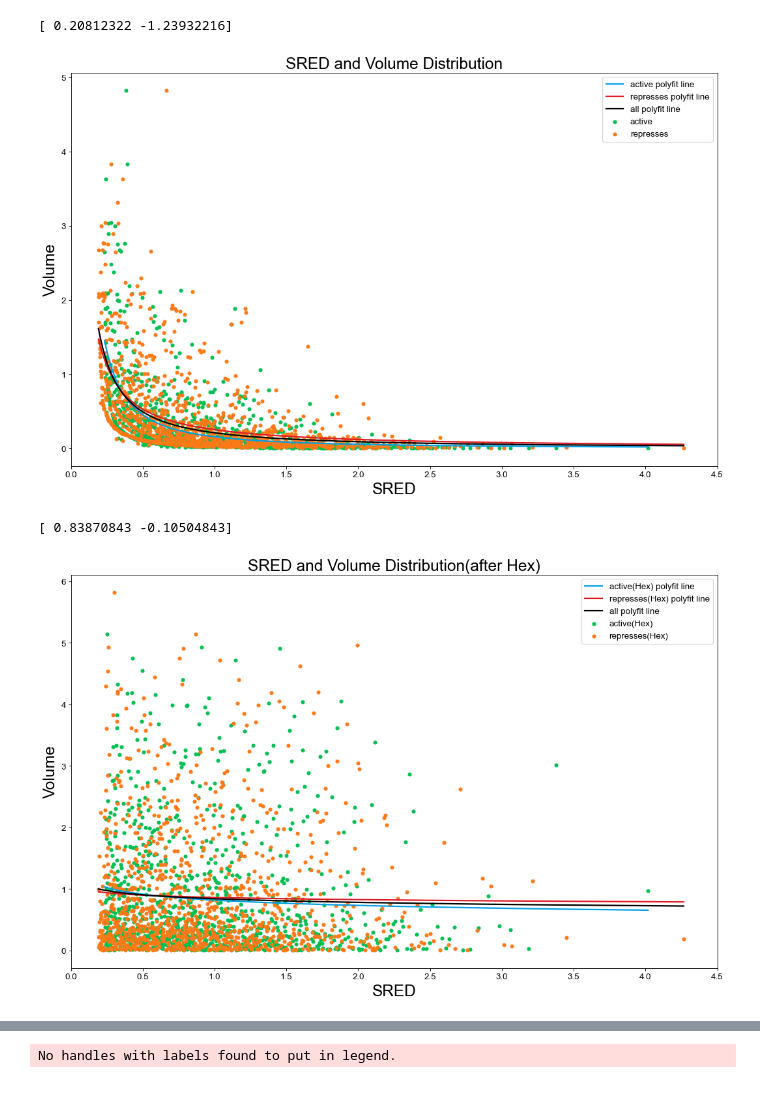
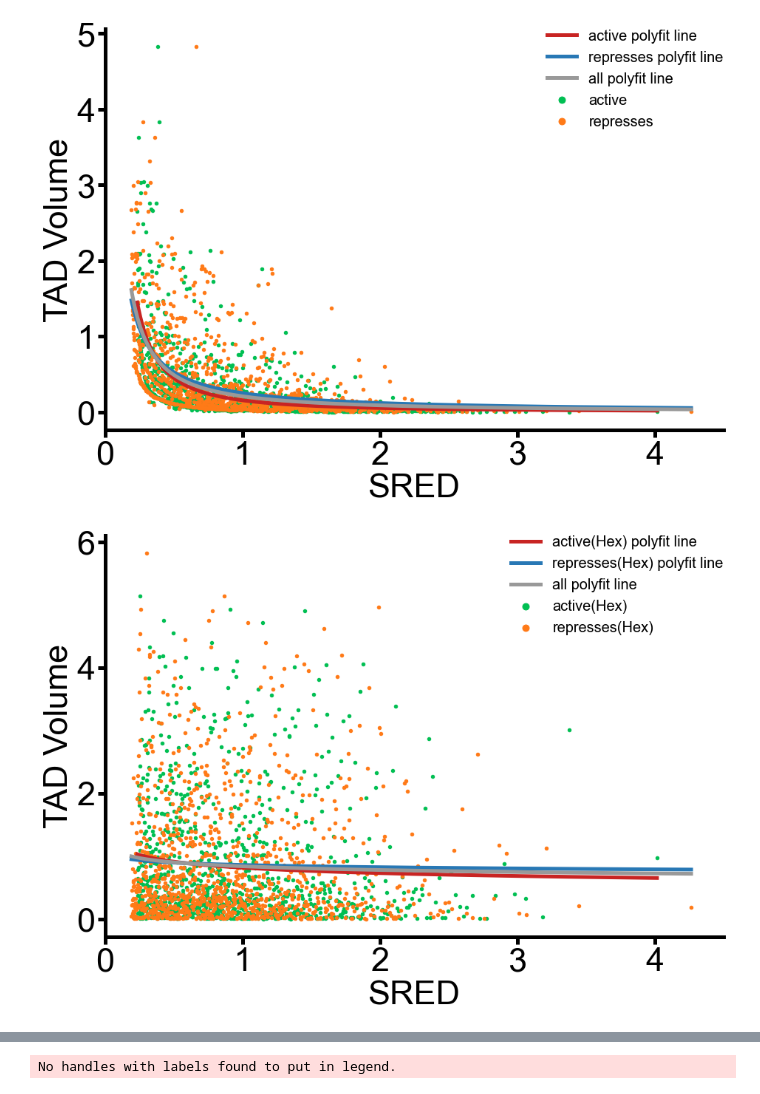
Before and after one commit to MICL-biolab/MINE, a Jupyter notebook: analyse/fig5/Relationship Analysis(TAD).ipynb, the cells around one changed output, grey strips where cells are left out. Drawn from its saved outputs; the diff is of its cells as text; code cells hidden in the pictures.

```diff
--- a/analyse/fig5/Relationship Analysis(TAD).ipynb
+++ b/analyse/fig5/Relationship Analysis(TAD).ipynb
@@ -23,92 +58,75 @@ represses_infos = pd.read_csv(represses_SDOC_path, sep="\t", header=None)
 Hex_infos = pd.read_csv(Hex_SDOC_path, sep="\t", header=None)
 
 def show(df, title, colors):
-    very_large = 24; large = 22; med = 16; small = 12
-    params = {'axes.titlesize': very_large,
-              'legend.fontsize': med,
-              'figure.figsize': (10, 10),
-              'axes.labelsize': large,
-              'axes.titlesize': large,
-              'xtick.labelsize': large,
-              'ytick.labelsize': large,
-              'figure.titlesize': very_large,
-              'lines.linewidth': 2}
-    plt.rcParams.update(params)
-
-    font = {'family': 'sans-serif', 'sans-serif': 'Arial'}
-    plt.rc('font', **font)
+    set_plt(figsize=(15, 10))
 
     # Prepare Data
     categories = np.unique(df['Category'])
 
     # Draw Plot for Each Category
-    fig = plt.figure(figsize=(16, 10), dpi= 80, facecolor='w', edgecolor='k')
-
+    fig, axes = plt.subplots(nrows=1, ncols=1, sharey=True)
     for i, category in enumerate(categories):
-        plt.scatter('SRED', 'Volume', data=df.loc[df.Category==category, :], s=20, color=colors[category], label=str(category))
+        plt.scatter(
+            'SRED', 'Volume', data=df.loc[df.Category==category, :],
+            s=20, color=colors[category], label=str(category)
+        )
 
     def target_func(x, a, b):
         return a * (x ** b)
-
     data = df.loc[df.SRED>0, :].copy()
-#     data = data.loc[data.SRED<3, :].copy()
     data.sort_values('SRED', inplace=True)
     for i, category in enumerate(categories):
         _data = data.loc[data.Category==category, :]
-        _color = COLORS[0] if category[:6] == 'active' else COLORS[1]
+        _color = (200/255, 36/255, 35/255) if category[:6] == 'active' else (40/255, 120/255, 181/255)
         popt, pcov = curve_fit(target_func, _data.SRED.values, _data.Volume.values, maxfev=50000000)
         calc_ydata = [target_func(i, popt[0], popt[1]) for i in _data.SRED.values]
         plt.plot(_data.SRED.values, calc_ydata, color=_color, label='{} polyfit line'.format(category))
 
     popt, pcov = curve_fit(target_func, data.SRED.values, data.Volume.values, maxfev=50000000)
     calc_ydata = [target_func(i, popt[0], popt[1]) for i in data.SRED.values]
-    plt.plot(data.SRED.values, calc_ydata, 'black', label='all polyfit line')
-    print(popt)
+    plt.plot(data.SRED.values, calc_ydata, color=(153/255, 153/255, 153/255), label='all polyfit line')
 
-    # Decorations
-    plt.gca().set(xlim=(0, 4.5), xlabel='SRED', ylabel='Volume')
+    axes.set(xlim=(0, 4.5), xlabel='SRED', ylabel='TAD Volume')
+    set_Border(axes)
+    plt.tick_params(colors='black', bottom=True, left=True)
+    plt.legend(frameon=False, markerscale=2, borderpad=0, borderaxespad=0)
+    plt.grid(False)
 
-    plt.xticks(fontsize=12)
-    plt.yticks(fontsize=12)
-    plt.title(title, fontsize=22)
-    plt.legend(fontsize=12)
-    plt.savefig('figure_file/{}.pdf'.format(title))
+    plt.savefig('figure_file/{}.pdf'.format(title), format='pdf', bbox_inches='tight')
     plt.show()
 
 _colors = {
     'active': COLORS[2],
     'represses': COLORS[3],
     'active(Hex)': COLORS[2],
     'represses(Hex)': COLORS[3],
 }
 
 active_infos['Category'] = 'active'
 active_infos['Volume'] = active_infos.loc[:, 4]
 active_infos['SRED'] = active_infos.loc[:, 5]
 
 represses_infos['Category'] = 'represses'
 represses_infos['Volume'] = represses_infos.loc[:, 4]
 represses_infos['SRED'] = represses_infos.loc[:, 5]
 
 show(pd.concat([active_infos, represses_infos], axis=0), 'SRED and Volume Distribution', _colors)
 
 Hex_active_infos = Hex_infos.copy()
 Hex_active_infos['Category'] = 'active(Hex)'
 Hex_active_infos['Volume'] = Hex_active_infos.loc[:, 4]
 Hex_active_infos['control_Volume'] = active_infos['Volume']
 Hex_active_infos['SRED'] = active_infos['SRED']
 
 Hex_represses_infos = Hex_infos.copy()
 Hex_represses_infos['Category'] = 'represses(Hex)'
 Hex_represses_infos['Volume'] = Hex_represses_infos.loc[:, 4]
 Hex_represses_infos['control_Volume'] = represses_infos['Volume']
 Hex_represses_infos['SRED'] = represses_infos['SRED']
 
 show(pd.concat([Hex_active_infos, Hex_represses_infos], axis=0), 'SRED and Volume Distribution(after Hex)', _colors)
 # %% [output]
-[ 0.20812322 -1.23932216]
-[figure, old version]
+[figure, new version]
-[ 0.83870843 -0.10504843]
-[figure, old version]
+[figure, new version]
 # %%
 def show(df, title, colors):
```
Also changed, not shown: parts of 7 cells of this notebook, 46 other files.
